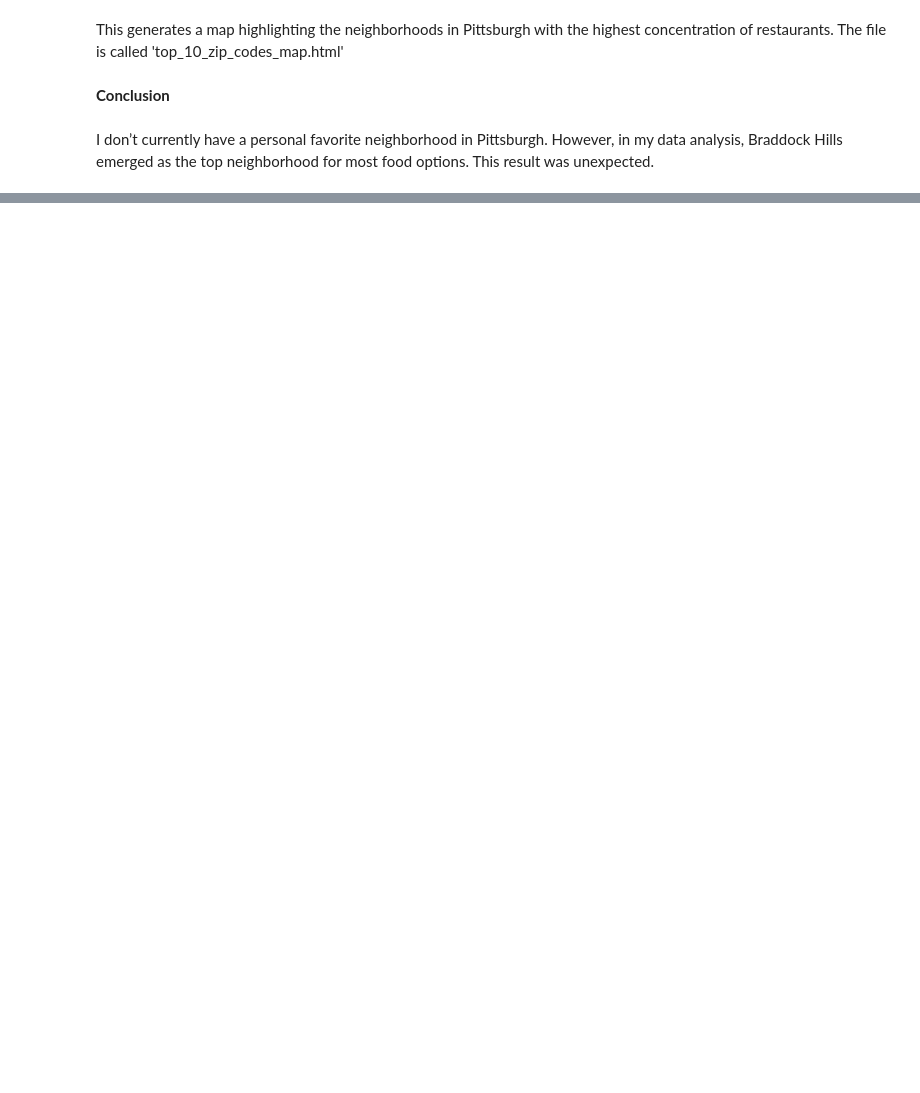
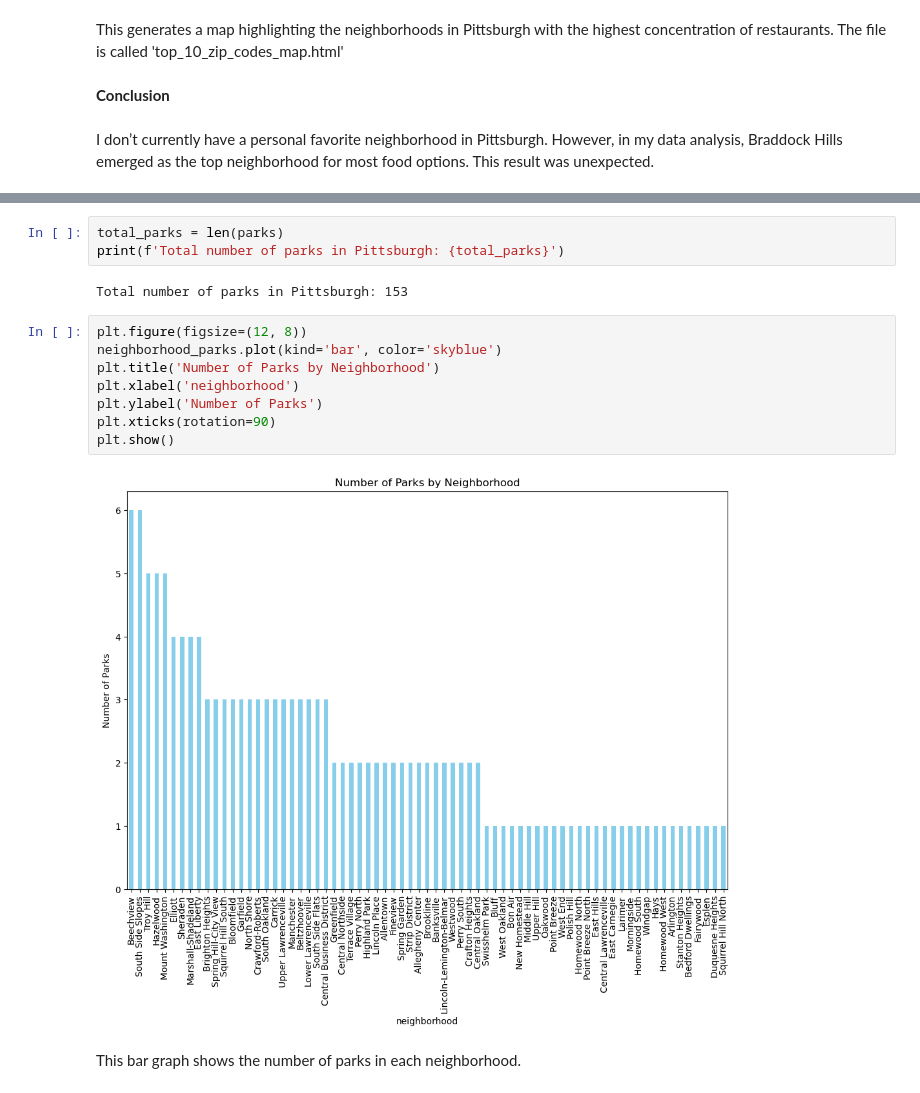
Before and after one commit to jkob15/bigideasfinal, a Jupyter notebook: finalNotebook.ipynb, the cells around one changed output, grey strips where cells are left out. Cells and saved outputs as stored; diff of their text form; blank space fills up the shorter version.

Commit message:
Added Parks

```diff
--- a/finalNotebook.ipynb
+++ b/finalNotebook.ipynb
@@ -121,0 +133,17 @@ This generates a map highlighting the neighborhoods in Pittsburgh with the highe
+# %%
+total_parks = len(parks)
+print(f'Total number of parks in Pittsburgh: {total_parks}')
+# %% [output]
+Total number of parks in Pittsburgh: 153
+# %%
+plt.figure(figsize=(12, 8))
+neighborhood_parks.plot(kind='bar', color='skyblue')
+plt.title('Number of Parks by Neighborhood')
+plt.xlabel('neighborhood')
+plt.ylabel('Number of Parks')
+plt.xticks(rotation=90)
+plt.show()
+# %% [output]
+[figure, added]
+# %% [markdown]
+This bar graph shows the number of parks in each neighborhood.
```
Also changed, not shown: parts of 13 cells of this notebook.
